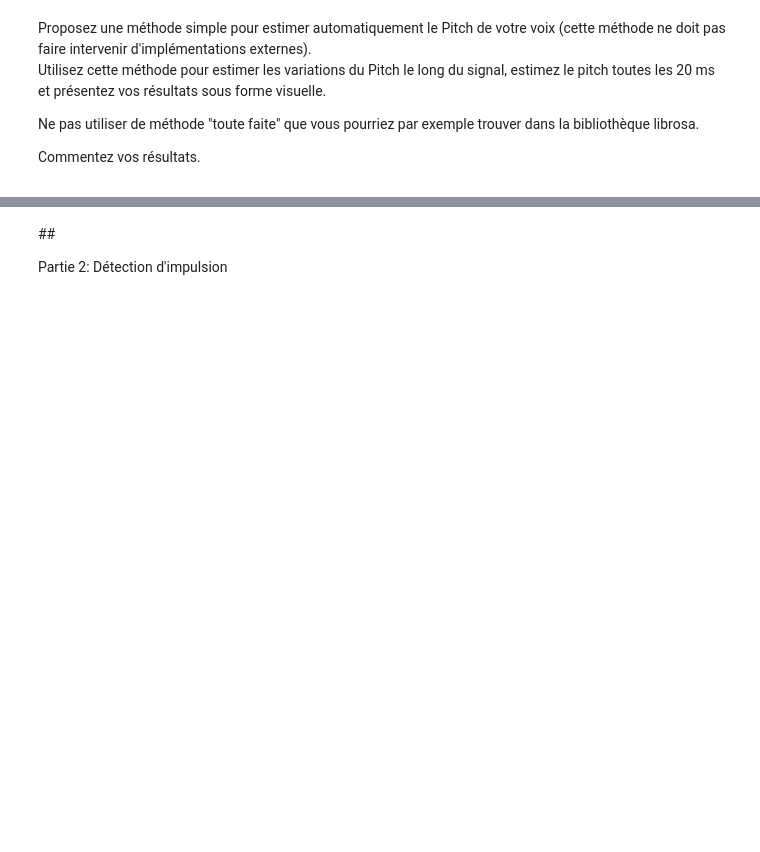
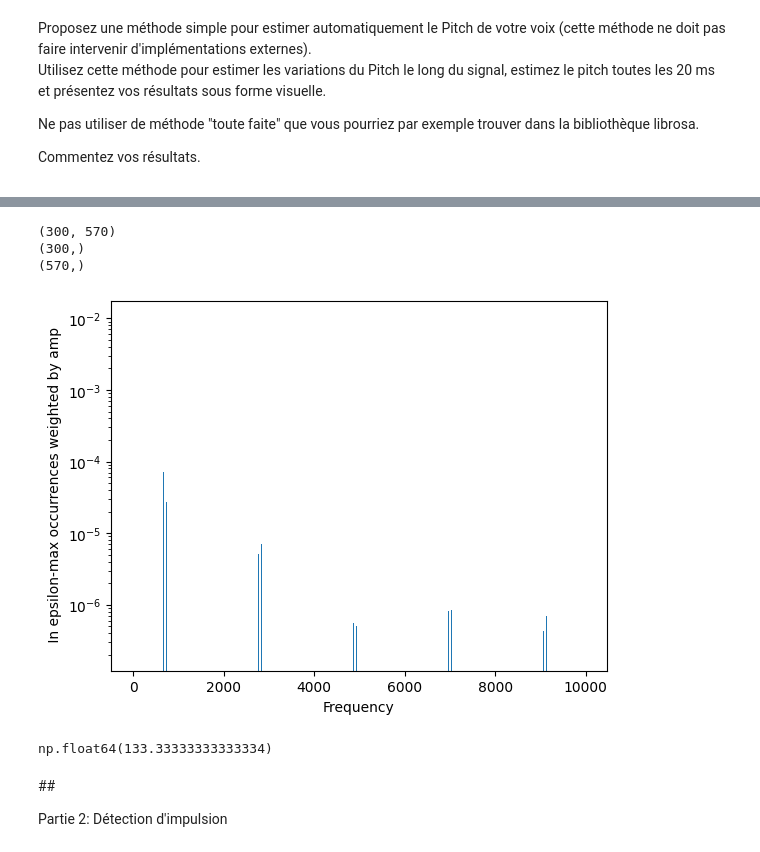
Before and after one commit to TheoBSG/MVA_signal, a Jupyter notebook: TP1/dlts-tp1.ipynb, the cells around one changed output, grey strips where cells are left out. Saved outputs shown, nothing was run; the diff lists cells and outputs as text; code cells hidden in the pictures; blank space fills up the shorter version.

Commit message:
pitch_detection

```diff
--- a/TP1/dlts-tp1.ipynb
+++ b/TP1/dlts-tp1.ipynb
@@ -144,3 +166,31 @@ plt.show()
+# %%
+in_max_count = np.zeros(len(frequencies))
+print(frequency_in_max_spd.shape)
+print(frequencies.shape)
+print(time.shape)
+
+amp_weight = 1
+
+for time_step in range(len(time)):
+    # in_max_count += frequency_in_max_spd[:,time_step] * amp_weight * log_spectrogram[:,time_step]
+    in_max_count += frequency_in_max_spd[:,time_step] * amp_weight * spectrogram[:,time_step]
+
+plt.bar(frequencies, in_max_count, width=0.8, align='center')
+plt.xlabel("Frequency (Hz)")
+plt.ylabel(" In epsilon-max occurrences weighted by amp")
+plt.yscale('log')
+plt.show()
+# %% [output]
+(300, 570)
+(300,)
+(570,)
+[figure, added]
+# %%
+pitch_index = list(in_max_count).index(max(in_max_count))
+pitch = frequencies[pitch_index]
+pitch
+# %% [output]
+np.float64(133.33333333333334)
 # %% [markdown]
 ## <div class=consignes>Partie 2: Détection d'impulsion </div>
 # %% [markdown]
```
Also changed, not shown: parts of 2 cells of this notebook.
